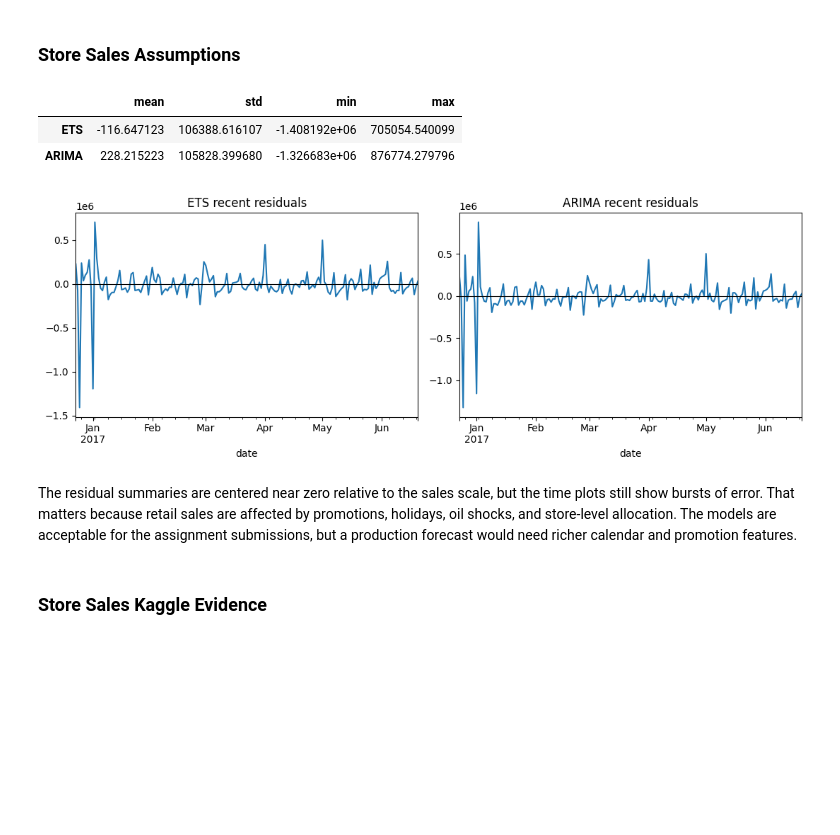
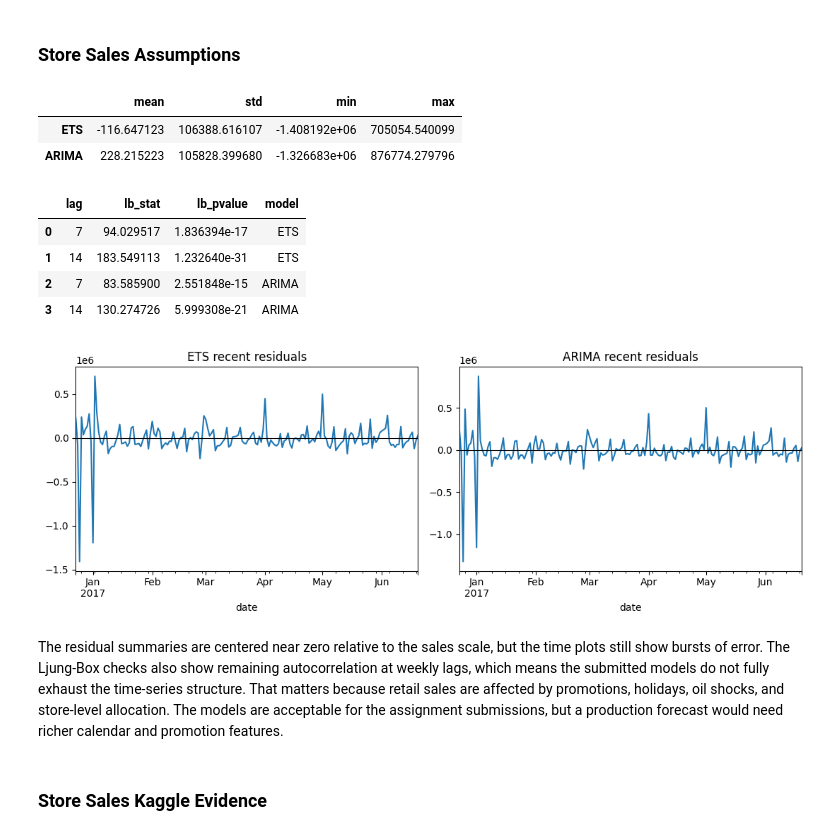
Before and after one commit to maldo81/dds-8555-predictive-analysis, a Jupyter notebook: Week 8/Assignment 8/MaldonadoJDDS8555-8.ipynb, the cells around one changed output. Cells and saved outputs as stored; diff of their text form; code cells hidden in the pictures; blank space fills up the shorter version.

Commit message:
docs: refresh DDS-8555 assignment 8 deliverables

```diff
--- a/Week 8/Assignment 8/MaldonadoJDDS8555-8.ipynb
+++ b/Week 8/Assignment 8/MaldonadoJDDS8555-8.ipynb
@@ -158,19 +219,29 @@ The local holdout and Kaggle scores tell the same story: ETS performs better tha
 # %%
 store_residuals = pd.DataFrame({"ETS": pd.Series(ets_model.resid).dropna(), "ARIMA": pd.Series(arima_model.resid).dropna()})
 display(store_residuals.describe().T[["mean", "std", "min", "max"]])
+ljung_box = pd.concat([
+    acorr_ljungbox(store_residuals["ETS"].dropna(), lags=[7, 14], return_df=True).assign(model="ETS"),
+    acorr_ljungbox(store_residuals["ARIMA"].dropna(), lags=[7, 14], return_df=True).assign(model="ARIMA"),
+])
+display(ljung_box.reset_index().rename(columns={"index": "lag"}))
 fig, axes = plt.subplots(1, 2, figsize=(11, 4))
 pd.Series(ets_model.resid).dropna().tail(180).plot(ax=axes[0], title="ETS recent residuals")
 pd.Series(arima_model.resid).dropna().tail(180).plot(ax=axes[1], title="ARIMA recent residuals")
 for ax in axes:
     ax.axhline(0, color="black", linewidth=.8)
 plt.tight_layout()
 # %% [output]
 |  | mean | std | min | max |
 | ETS | -116.647123 | 106388.616107 | -1.408192e+06 | 705054.540099 |
 | ARIMA | 228.215223 | 105828.399680 | -1.326683e+06 | 876774.279796 |
+|  | lag | lb_stat | lb_pvalue | model |
+| 0 | 7 | 94.029517 | 1.836394e-17 | ETS |
+| 1 | 14 | 183.549113 | 1.232640e-31 | ETS |
+| 2 | 7 | 83.585900 | 2.551848e-15 | ARIMA |
+| 3 | 14 | 130.274726 | 5.999308e-21 | ARIMA |
 [figure]
 # %% [markdown]
-The residual summaries are centered near zero relative to the sales scale, but the time plots still show bursts of error.  That matters because retail sales are affected by promotions, holidays, oil shocks, and store-level allocation.  The models are acceptable for the assignment submissions, but a production forecast would need richer calendar and promotion features.
+The residual summaries are centered near zero relative to the sales scale, but the time plots still show bursts of error.  The Ljung-Box checks also show remaining autocorrelation at weekly lags, which means the submitted models do not fully exhaust the time-series structure.  That matters because retail sales are affected by promotions, holidays, oil shocks, and store-level allocation.  The models are acceptable for the assignment submissions, but a production forecast would need richer calendar and promotion features.
 # %% [markdown]
 ### Store Sales Kaggle Evidence
 # %%
```
Also changed, not shown: parts of 9 cells of this notebook, 2 other files.
